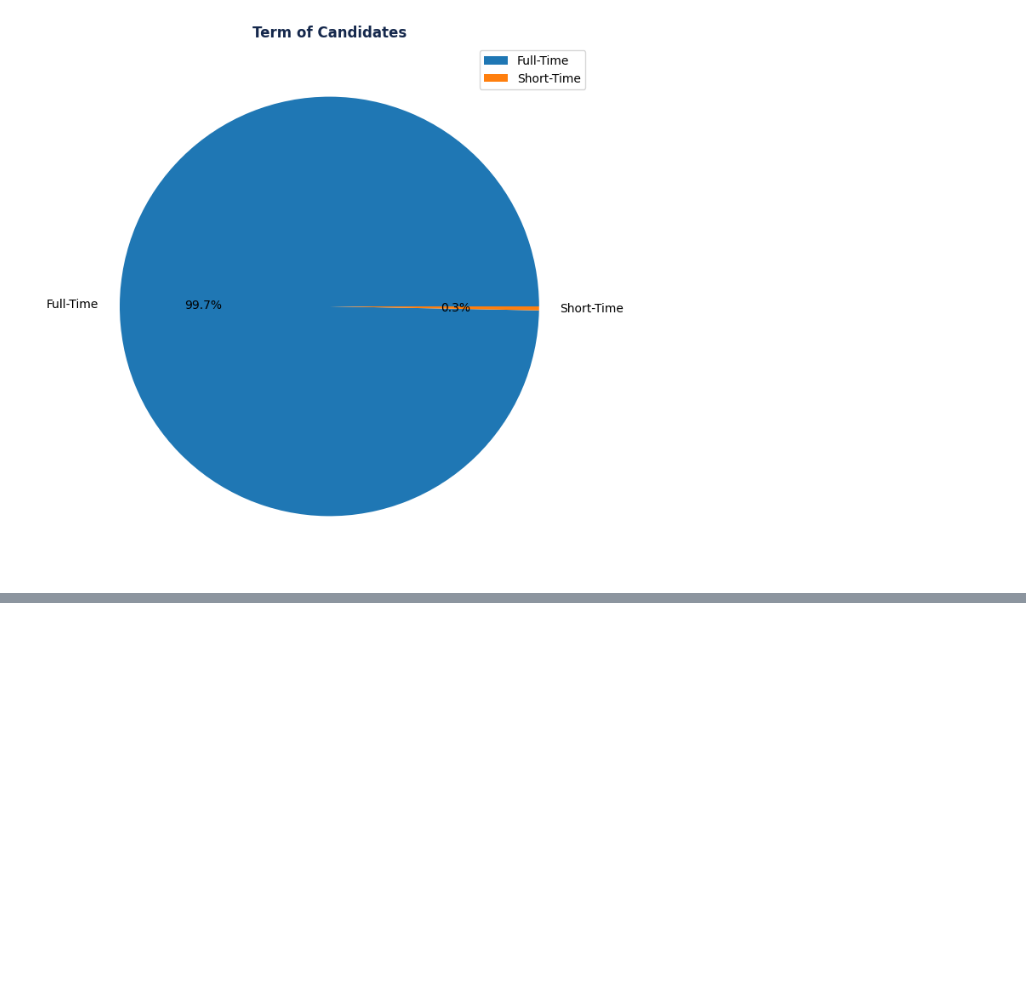
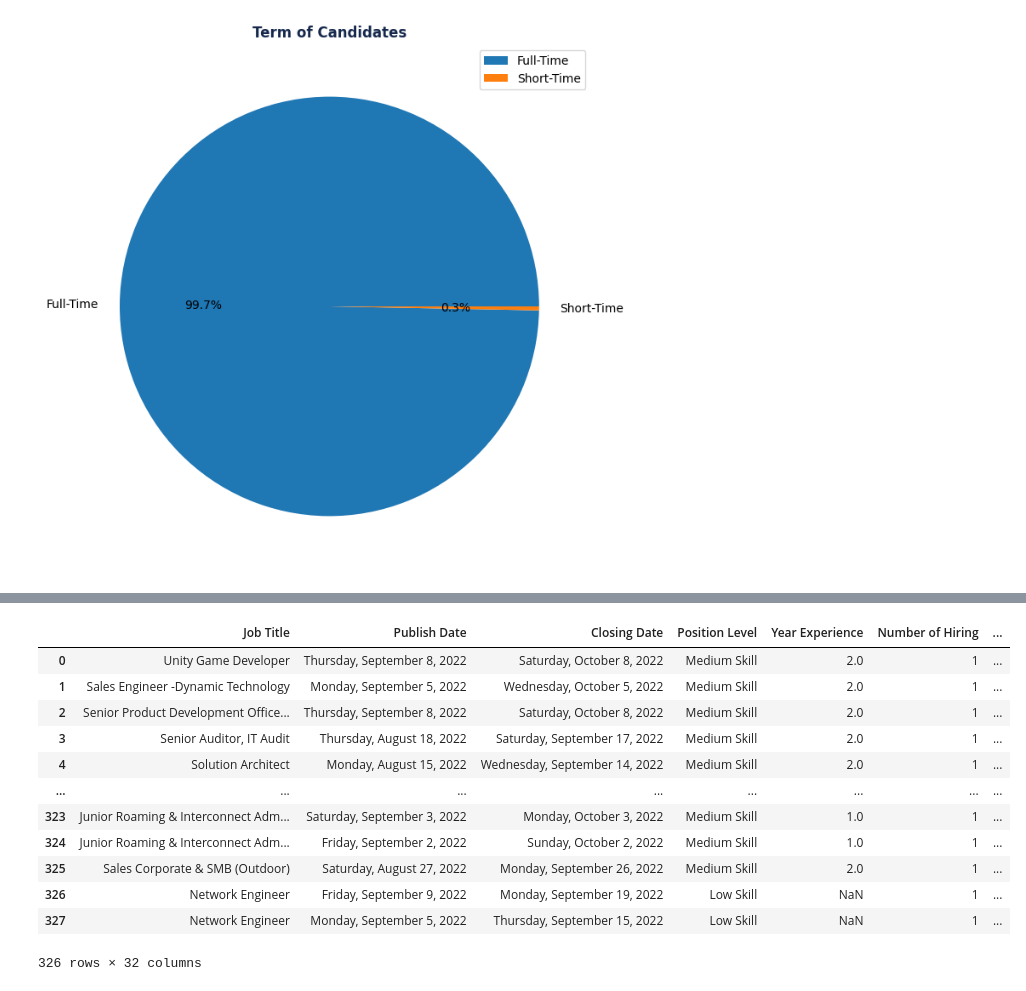
Before and after one commit to votanasrey/DataScience_WAR, a Jupyter notebook: cambodia_tech_job_analysis/data_visualizer.ipynb, the cells around one changed output, grey strips where cells are left out. Cells and saved outputs as stored; diff of their text form; code cells hidden in the pictures; blank space fills up the shorter version.

```diff
--- a/cambodia_tech_job_analysis/data_visualizer.ipynb
+++ b/cambodia_tech_job_analysis/data_visualizer.ipynb
@@ -313,0 +364,16 @@ plt.show()
+# %%
+df_sent
+# %% [output]
+|  | Job Title | Publish Date | Closing Date | Position Level | Year Experience | Number of Hiring | ... |
+| 0 | Unity Game Developer | Thursday, September 8, 2022 | Saturday, October 8, 2022 | Medium Skill | 2.0 | 1 | ... |
+| 1 | Sales Engineer -Dynamic Technology | Monday, September 5, 2022 | Wednesday, October 5, 2022 | Medium Skill | 2.0 | 1 | ... |
+| 2 | Senior Product Development Office... | Thursday, September 8, 2022 | Saturday, October 8, 2022 | Medium Skill | 2.0 | 1 | ... |
+| 3 | Senior Auditor, IT Audit | Thursday, August 18, 2022 | Saturday, September 17, 2022 | Medium Skill | 2.0 | 1 | ... |
+| 4 | Solution Architect | Monday, August 15, 2022 | Wednesday, September 14, 2022 | Medium Skill | 2.0 | 1 | ... |
+| ... | ... | ... | ... | ... | ... | ... | ... |
+| 323 | Junior Roaming & Interconnect Adm... | Saturday, September 3, 2022 | Monday, October 3, 2022 | Medium Skill | 1.0 | 1 | ... |
+| 324 | Junior Roaming & Interconnect Adm... | Friday, September 2, 2022 | Sunday, October 2, 2022 | Medium Skill | 1.0 | 1 | ... |
+| 325 | Sales Corporate & SMB (Outdoor) | Saturday, August 27, 2022 | Monday, September 26, 2022 | Medium Skill | 2.0 | 1 | ... |
+| 326 | Network Engineer | Friday, September 9, 2022 | Monday, September 19, 2022 | Low Skill | NaN | 1 | ... |
+| 327 | Network Engineer | Monday, September 5, 2022 | Thursday, September 15, 2022 | Low Skill | NaN | 1 | ... |
+326 rows × 32 columns
```
Also changed, not shown: parts of 5 cells of this notebook, 1 other file.
